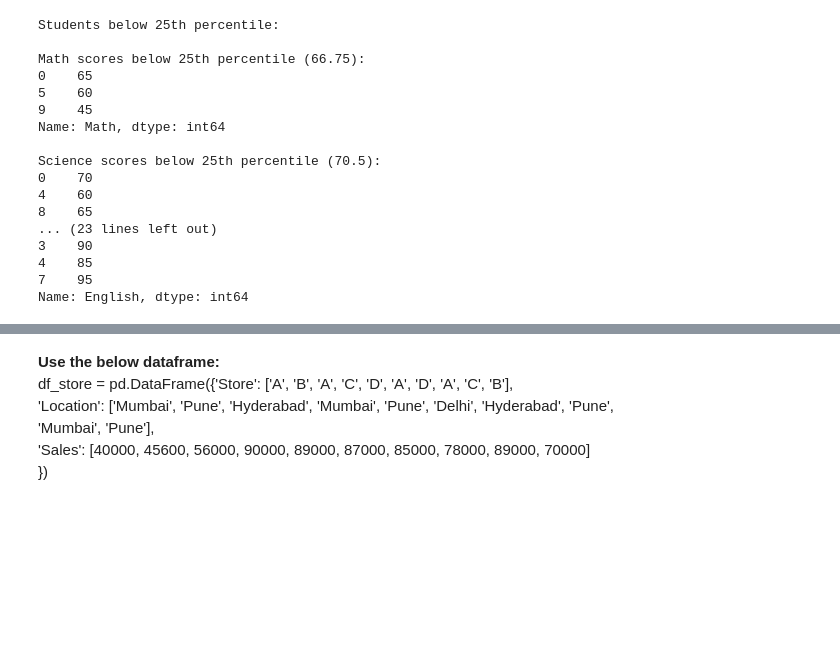
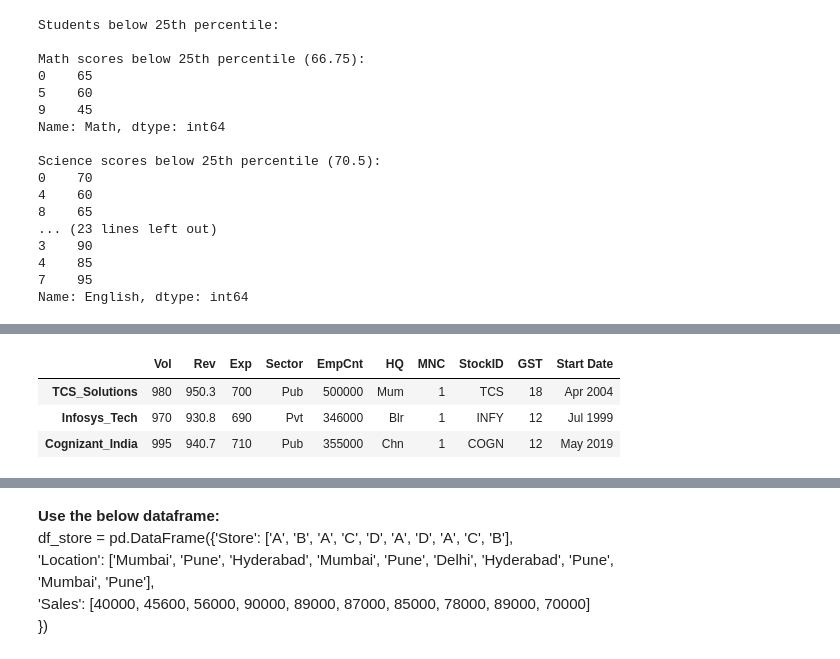
Before and after one commit to vidyadharbendre/learn_advanced_python_using_examples, a Jupyter notebook: notebooks/Advanced/advanced_python_programming_2.ipynb, the cells around one changed output, grey strips where cells are left out. Drawn from its saved outputs; the diff is of its cells as text; code cells hidden in the pictures; blank space fills up the shorter version.

```diff
--- a/notebooks/Advanced/advanced_python_programming_2.ipynb
+++ b/notebooks/Advanced/advanced_python_programming_2.ipynb
@@ -1401,3 +1664,10 @@ df_stock.loc[['TCS_Solutions', 'TechMahindra', 'Mphasis_Ltd'], ['Sector', 'EmpCn
 # conditional access
 mask = df_stock.EmpCnt > 300000
 df_stock[mask]
+# %%
+df_stock[df_stock.EmpCnt > 300000]
+# %% [output]
+|  | Vol | Rev | Exp | Sector | EmpCnt | HQ | MNC | StockID | GST | Start Date |
+| TCS_Solutions | 980 | 950.3 | 700 | Pub | 500000 | Mum | 1 | TCS | 18 | Apr 2004 |
+| Infosys_Tech | 970 | 930.8 | 690 | Pvt | 346000 | Blr | 1 | INFY | 12 | Jul 1999 |
+| Cognizant_India | 995 | 940.7 | 710 | Pub | 355000 | Chn | 1 | COGN | 12 | May 2019 |
```
Also changed, not shown: parts of 47 cells of this notebook.
